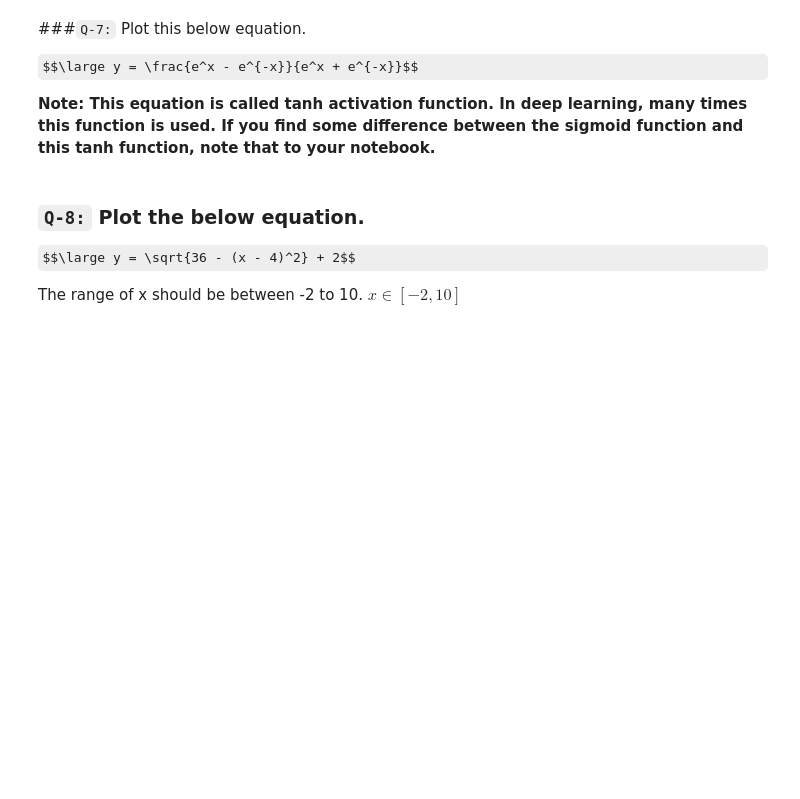
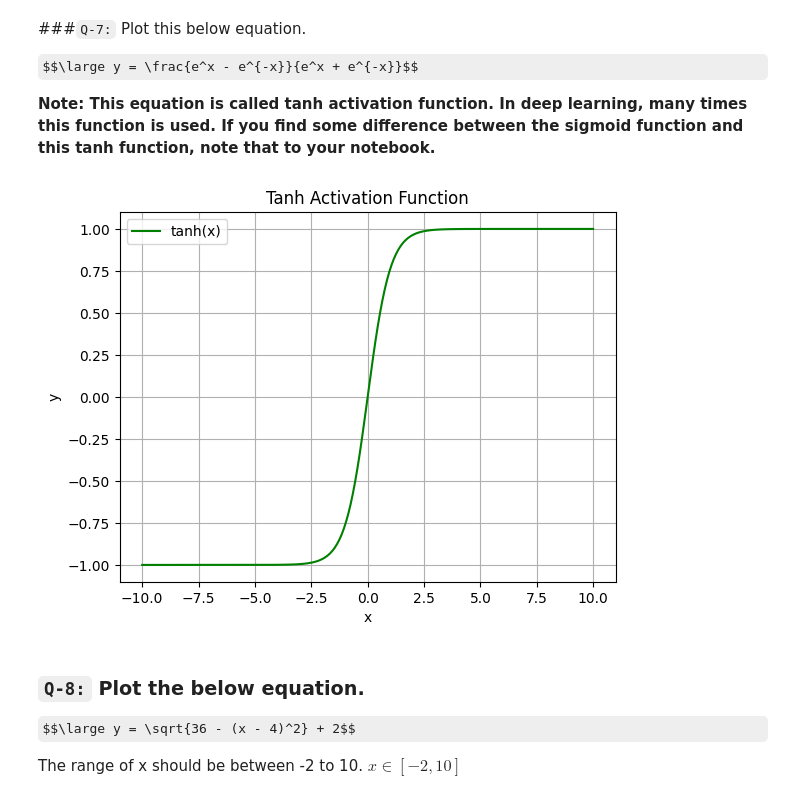
Before and after one commit to Rajatsingh900k/data-science-by-campusX, a Jupyter notebook: Numpy/Solution of tasks/72. Task 14 FREE.ipynb, the cells around one changed output. Drawn from its saved outputs; the diff is of its cells as text; code cells hidden in the pictures; some formulas as TeX source; blank space fills up the shorter version.

```diff
--- a/Numpy/Solution of tasks/72. Task 14 FREE.ipynb
+++ b/Numpy/Solution of tasks/72. Task 14 FREE.ipynb
@@ -104,3 +158,22 @@ $$\large y = \frac{e^x - e^{-x}}{e^x + e^{-x}}$$
+# %%
+# code here
+import matplotlib.pyplot as plt
+# Generate x values from -10 to 10
+x = np.linspace(-10, 10, 200)
+
+# Calculate y using the tanh formula
+y = (np.exp(x) - np.exp(-x)) / (np.exp(x) + np.exp(-x))
+
+# Plot
+plt.plot(x, y, label='tanh(x)', color='green')
+plt.title('Tanh Activation Function')
+plt.xlabel('x')
+plt.ylabel('y')
+plt.grid(True)
+plt.legend()
+plt.show()
+# %% [output]
+[figure, added]
 # %% [markdown]
 ### `Q-8:` Plot the below equation.
 
```
Also changed, not shown: parts of 12 cells of this notebook.
